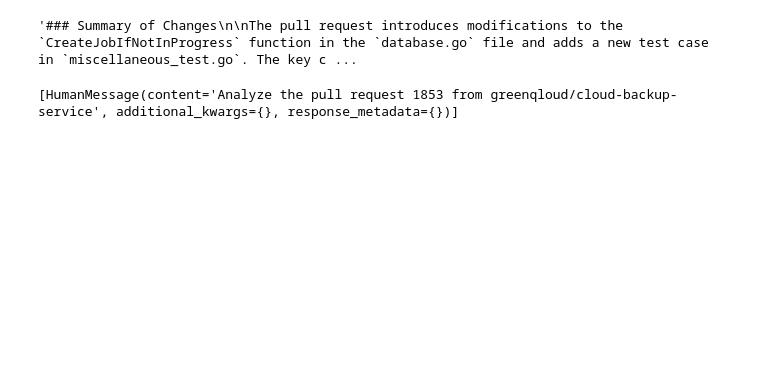
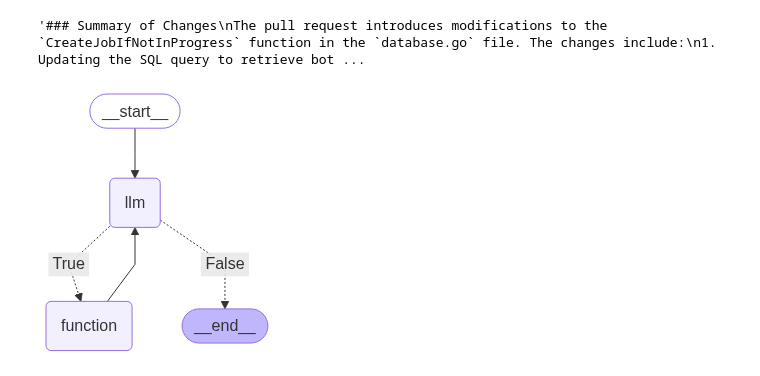
Before and after one commit to akhilntap/ProductionReadinessAgenticAI, a Jupyter notebook: MultiTest/multitest.ipynb, the cells around one changed output. Saved outputs shown, nothing was run; the diff lists cells and outputs as text; code cells hidden in the pictures; blank space fills up the shorter version.

Commit message:
Testing with 4o instead of mini. Also added structure and visualization on the graph

```diff
--- a/MultiTest/multitest.ipynb
+++ b/MultiTest/multitest.ipynb
@@ -499,6 +499,14 @@ class PRRAgent:
     self.graph = graph.compile()
     self.tools = {t.name: t for t in tools}
     self.model = model.bind_tools(tools)
+
+    from IPython.display import Image, display
+
+    try:
+      display(Image(graph.get_graph().draw_mermaid_png()))
+    except Exception:
+      # This requires some extra dependencies and is optional
+      pass
 
   def call_llm(self, state: AgentState):
     messages = state['messages']
@@ -581,7 +582,8 @@ Finally, provide a observability and security risk report.
 tools = [fetchprdiff,
         file_fetch_tool,
         prometheus_metrics_fetch_tool,
-        bandit_security_checker_tool]
+        # bandit_security_checker_tool
+        ]
 
 # repo_name=REPO_NAME
 # pr_number={PULL_REQUEST_NUMBER}
@@ -589,7 +591,7 @@ tools = [fetchprdiff,
 # human_message = f"Analyze the {PULL_REQUEST_NUMBER} from {REPO_NAME}, Use {PULL_REQUEST_NUMBER} as pr_number and as {config.GITHUB_TOKEN} github_token"
 
 # Instantiate the agent
-agent_instance = PRRAgent(config.llm, [fetchprdiff], prompt)
+agent_instance = PRRAgent(config.llm, tools, prompt)
 
 # Prepare the input messages
 human_message = f"Analyze the pull request {PULL_REQUEST_NUMBER} from {REPO_NAME}"
@@ -602,8 +604,11 @@ result = agent_instance.graph.invoke({"messages": messages})
 # Display the agent's response
 result['messages'][-1].content
 # %% [output]
-'### Summary of Changes\n\nThe pull request introduces modifications to the `CreateJobIfNotInProgress` function in the `database.go` file and adds a new test case in `miscellaneous_test.go`. The key c ...
+'### Summary of Changes\nThe pull request introduces modifications to the `CreateJobIfNotInProgress` function in the `database.go` file. The changes include:\n1. Updating the SQL query to retrieve bot ...
-# %%
-messages
-# %% [output]
-[HumanMessage(content='Analyze the pull request 1853 from greenqloud/cloud-backup-service', additional_kwargs={}, response_metadata={})]
+# %%
+from IPython.display import Image, display
+
+# Visualize the compiled agent graph
+display(Image(agent_instance.graph.get_graph().draw_mermaid_png()))
+# %% [output]
+[figure, added]
```
Also changed, not shown: parts of 1 cell of this notebook, 1 other file.
